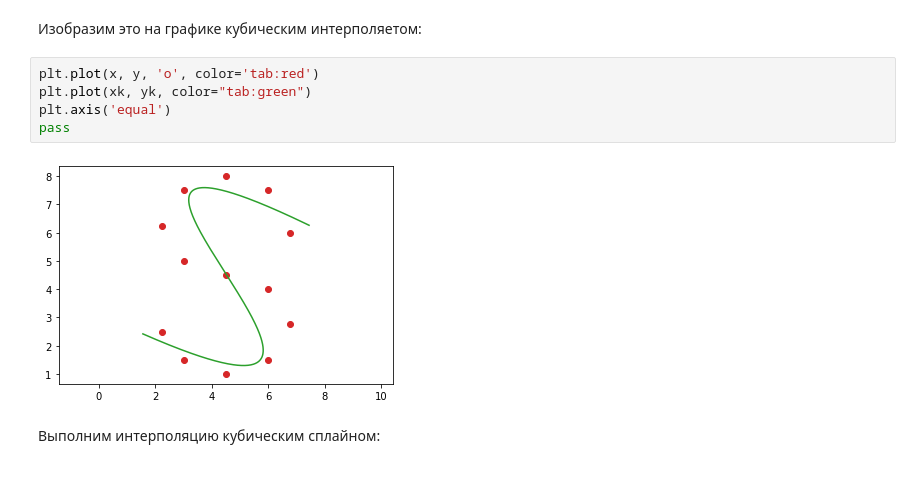
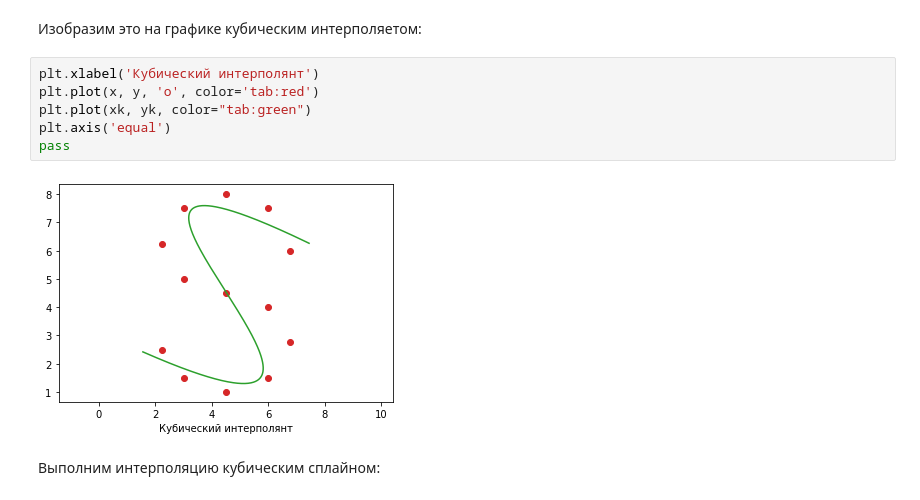
Before and after one commit to farkas51/Interpolation, a Jupyter notebook: Interp.ipynb, the cells around one changed output. Drawn from its saved outputs; the diff is of its cells as text.

```diff
--- a/Interp.ipynb
+++ b/Interp.ipynb
@@ -61,12 +61,13 @@ yk = np.polyval(e, lnp)
 # %% [markdown]
 Изобразим это на графике кубическим интерполяетом:
 # %%
+plt.xlabel('Кубический интерполянт')
 plt.plot(x, y, 'o', color='tab:red')
 plt.plot(xk, yk, color="tab:green")
 plt.axis('equal')
 pass
 # %% [output]
-[figure, old version]
+[figure, new version]
 # %% [markdown]
 Выполним интерполяцию кубическим сплайном:
 # %%
```
Also changed, not shown: parts of 3 cells of this notebook.
